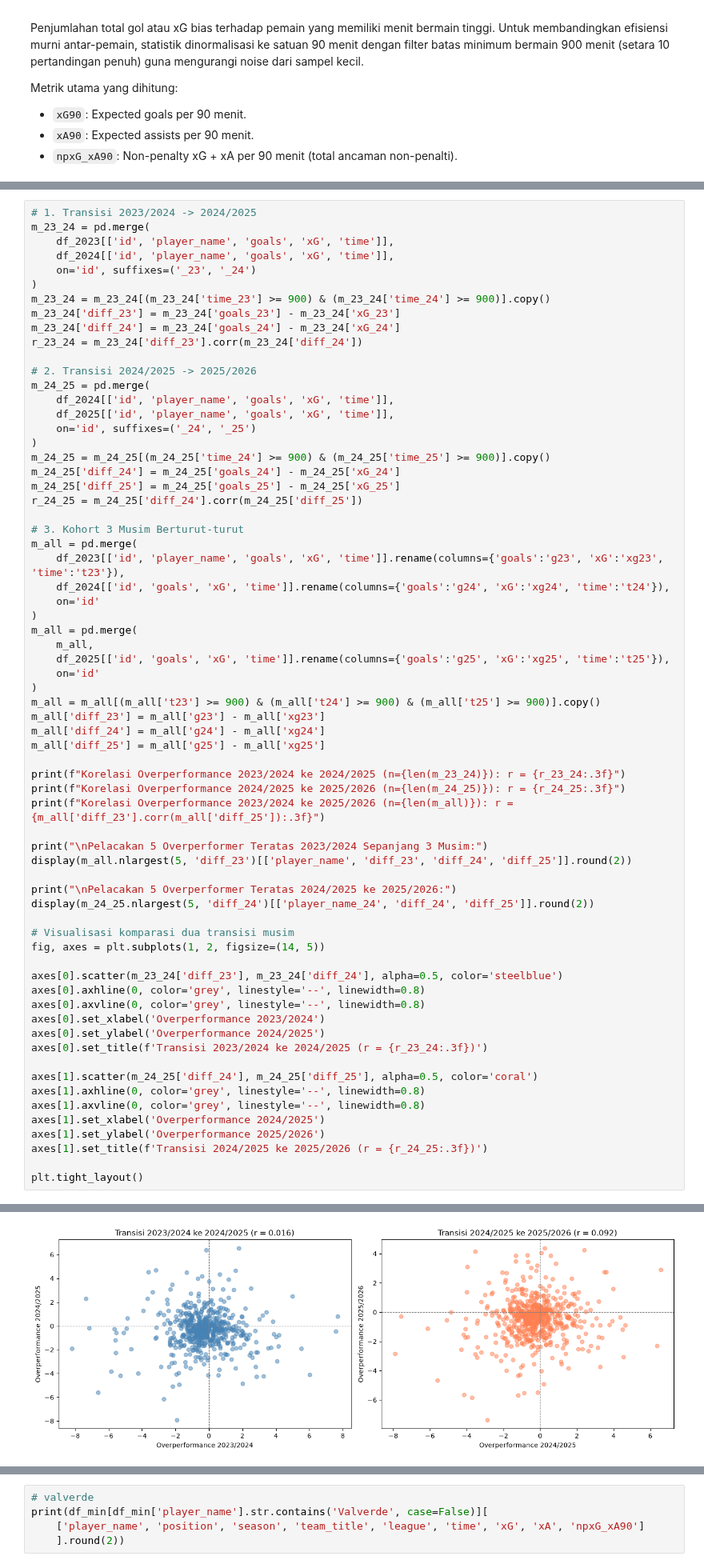
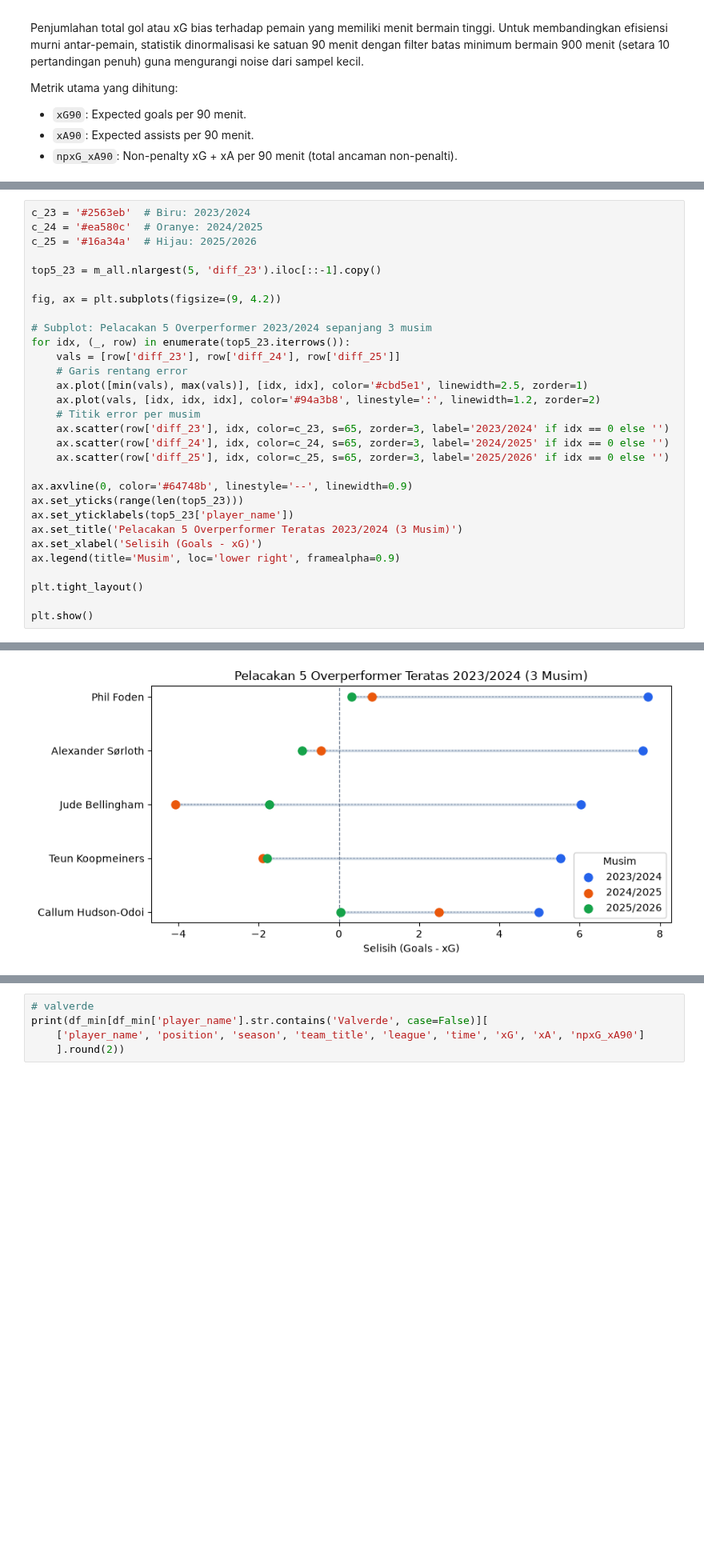
Before and after one commit to Fahmialfayadh/Praktikum-datamining, a Jupyter notebook: praktikum-webscrap/5054251015_webscrapping.ipynb, the cells around one changed output, grey strips where cells are left out. Shown at 80% size. Saved outputs shown, nothing was run; the diff lists cells and outputs as text; blank space fills up the shorter version.

```diff
--- a/praktikum-webscrap/5054251015_webscrapping.ipynb
+++ b/praktikum-webscrap/5054251015_webscrapping.ipynb
@@ -202,68 +306,31 @@ Pengujian dilakukan pada dua transisi berurutan:
 # %%
-# 1. Transisi 2023/2024 -> 2024/2025
-m_23_24 = pd.merge(
-    df_2023[['id', 'player_name', 'goals', 'xG', 'time']],
-    df_2024[['id', 'player_name', 'goals', 'xG', 'time']],
-    on='id', suffixes=('_23', '_24')
-)
-m_23_24 = m_23_24[(m_23_24['time_23'] >= 900) & (m_23_24['time_24'] >= 900)].copy()
-m_23_24['diff_23'] = m_23_24['goals_23'] - m_23_24['xG_23']
-m_23_24['diff_24'] = m_23_24['goals_24'] - m_23_24['xG_24']
-r_23_24 = m_23_24['diff_23'].corr(m_23_24['diff_24'])
+c_23 = '#2563eb'  # Biru: 2023/2024
+c_24 = '#ea580c'  # Oranye: 2024/2025
+c_25 = '#16a34a'  # Hijau: 2025/2026
 
-# 2. Transisi 2024/2025 -> 2025/2026
-m_24_25 = pd.merge(
-    df_2024[['id', 'player_name', 'goals', 'xG', 'time']],
-    df_2025[['id', 'player_name', 'goals', 'xG', 'time']],
-    on='id', suffixes=('_24', '_25')
-)
-m_24_25 = m_24_25[(m_24_25['time_24'] >= 900) & (m_24_25['time_25'] >= 900)].copy()
-m_24_25['diff_24'] = m_24_25['goals_24'] - m_24_25['xG_24']
-m_24_25['diff_25'] = m_24_25['goals_25'] - m_24_25['xG_25']
-r_24_25 = m_24_25['diff_24'].corr(m_24_25['diff_25'])
+top5_23 = m_all.nlargest(5, 'diff_23').iloc[::-1].copy()
 
-# 3. Kohort 3 Musim Berturut-turut
-m_all = pd.merge(
-    df_2023[['id', 'player_name', 'goals', 'xG', 'time']].rename(columns={'goals':'g23', 'xG':'xg23', 'time':'t23'}),
-    df_2024[['id', 'goals', 'xG', 'time']].rename(columns={'goals':'g24', 'xG':'xg24', 'time':'t24'}),
-    on='id'
-)
-m_all = pd.merge(
-    m_all,
-    df_2025[['id', 'goals', 'xG', 'time']].rename(columns={'goals':'g25', 'xG':'xg25', 'time':'t25'}),
-    on='id'
-)
-m_all = m_all[(m_all['t23'] >= 900) & (m_all['t24'] >= 900) & (m_all['t25'] >= 900)].copy()
-m_all['diff_23'] = m_all['g23'] - m_all['xg23']
-m_all['diff_24'] = m_all['g24'] - m_all['xg24']
-m_all['diff_25'] = m_all['g25'] - m_all['xg25']
+fig, ax = plt.subplots(figsize=(9, 4.2))
 
-print(f"Korelasi Overperformance 2023/2024 ke 2024/2025 (n={len(m_23_24)}): r = {r_23_24:.3f}")
-print(f"Korelasi Overperformance 2024/2025 ke 2025/2026 (n={len(m_24_25)}): r = {r_24_25:.3f}")
-print(f"Korelasi Overperformance 2023/2024 ke 2025/2026 (n={len(m_all)}): r = {m_all['diff_23'].corr(m_all['diff_25']):.3f}")
+# Subplot: Pelacakan 5 Overperformer 2023/2024 sepanjang 3 musim
+for idx, (_, row) in enumerate(top5_23.iterrows()):
+    vals = [row['diff_23'], row['diff_24'], row['diff_25']]
+    # Garis rentang error
+    ax.plot([min(vals), max(vals)], [idx, idx], color='#cbd5e1', linewidth=2.5, zorder=1)
+    ax.plot(vals, [idx, idx, idx], color='#94a3b8', linestyle=':', linewidth=1.2, zorder=2)
+    # Titik error per musim
+    ax.scatter(row['diff_23'], idx, color=c_23, s=65, zorder=3, label='2023/2024' if idx == 0 else '')
+    ax.scatter(row['diff_24'], idx, color=c_24, s=65, zorder=3, label='2024/2025' if idx == 0 else '')
+    ax.scatter(row['diff_25'], idx, color=c_25, s=65, zorder=3, label='2025/2026' if idx == 0 else '')
 
-print("\nPelacakan 5 Overperformer Teratas 2023/2024 Sepanjang 3 Musim:")
-display(m_all.nlargest(5, 'diff_23')[['player_name', 'diff_23', 'diff_24', 'diff_25']].round(2))
-
-print("\nPelacakan 5 Overperformer Teratas 2024/2025 ke 2025/2026:")
-display(m_24_25.nlargest(5, 'diff_24')[['player_name_24', 'diff_24', 'diff_25']].round(2))
-
-# Visualisasi komparasi dua transisi musim
-fig, axes = plt.subplots(1, 2, figsize=(14, 5))
-
-axes[0].scatter(m_23_24['diff_23'], m_23_24['diff_24'], alpha=0.5, color='steelblue')
-axes[0].axhline(0, color='grey', linestyle='--', linewidth=0.8)
-axes[0].axvline(0, color='grey', linestyle='--', linewidth=0.8)
-axes[0].set_xlabel('Overperformance 2023/2024')
-axes[0].set_ylabel('Overperformance 2024/2025')
-axes[0].set_title(f'Transisi 2023/2024 ke 2024/2025 (r = {r_23_24:.3f})')
-
-axes[1].scatter(m_24_25['diff_24'], m_24_25['diff_25'], alpha=0.5, color='coral')
-axes[1].axhline(0, color='grey', linestyle='--', linewidth=0.8)
-axes[1].axvline(0, color='grey', linestyle='--', linewidth=0.8)
-axes[1].set_xlabel('Overperformance 2024/2025')
-axes[1].set_ylabel('Overperformance 2025/2026')
-axes[1].set_title(f'Transisi 2024/2025 ke 2025/2026 (r = {r_24_25:.3f})')
+ax.axvline(0, color='#64748b', linestyle='--', linewidth=0.9)
+ax.set_yticks(range(len(top5_23)))
+ax.set_yticklabels(top5_23['player_name'])
+ax.set_title('Pelacakan 5 Overperformer Teratas 2023/2024 (3 Musim)')
+ax.set_xlabel('Selisih (Goals - xG)')
+ax.legend(title='Musim', loc='lower right', framealpha=0.9)
 
 plt.tight_layout()
+
+plt.show()
 # %% [output]
@@ -288,4 +337,4 @@ Pelacakan 5 Overperformer Teratas 2024/2025 ke 2025/2026:
-[figure, old version]
+[figure, new version]
 # %% [markdown]
 ## 4. Karakterisasi Peran Penyerang: Poacher vs Playmaking Forward
 
```
Also changed, not shown: parts of 18 cells of this notebook, 2 other files.
